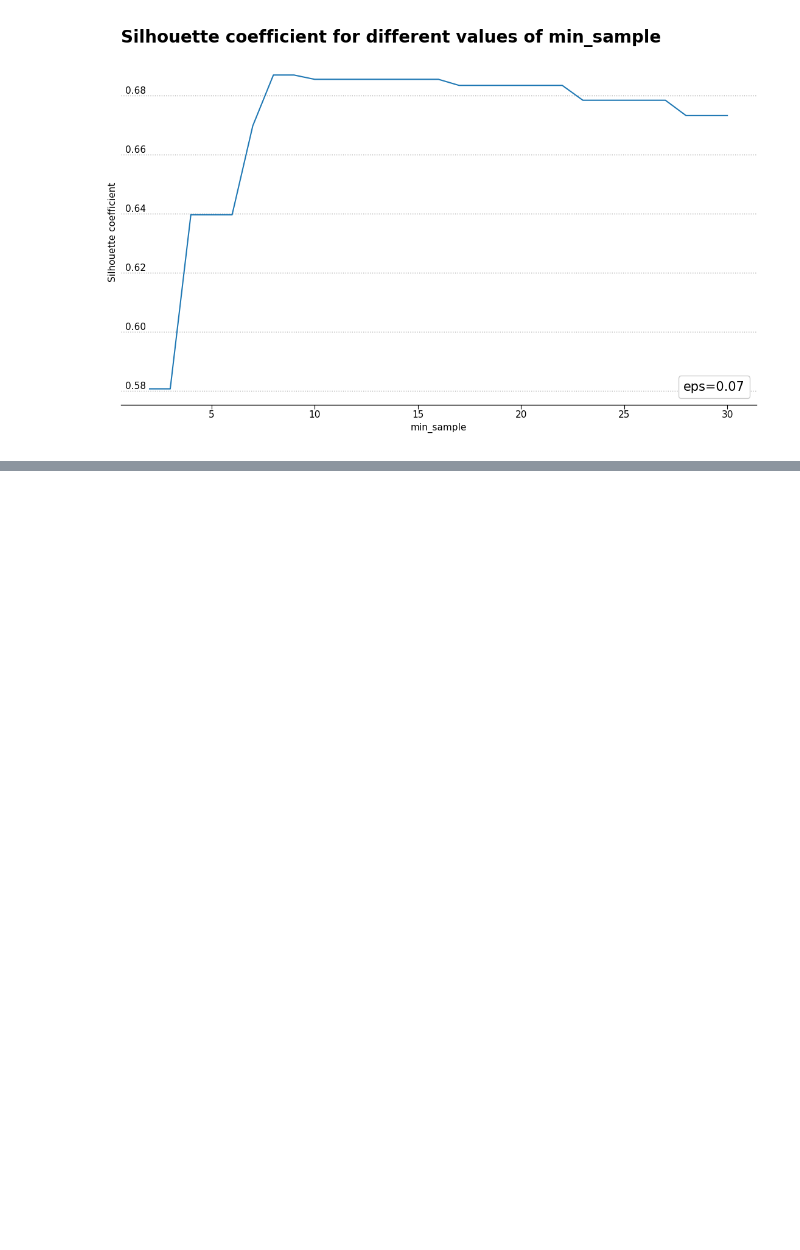
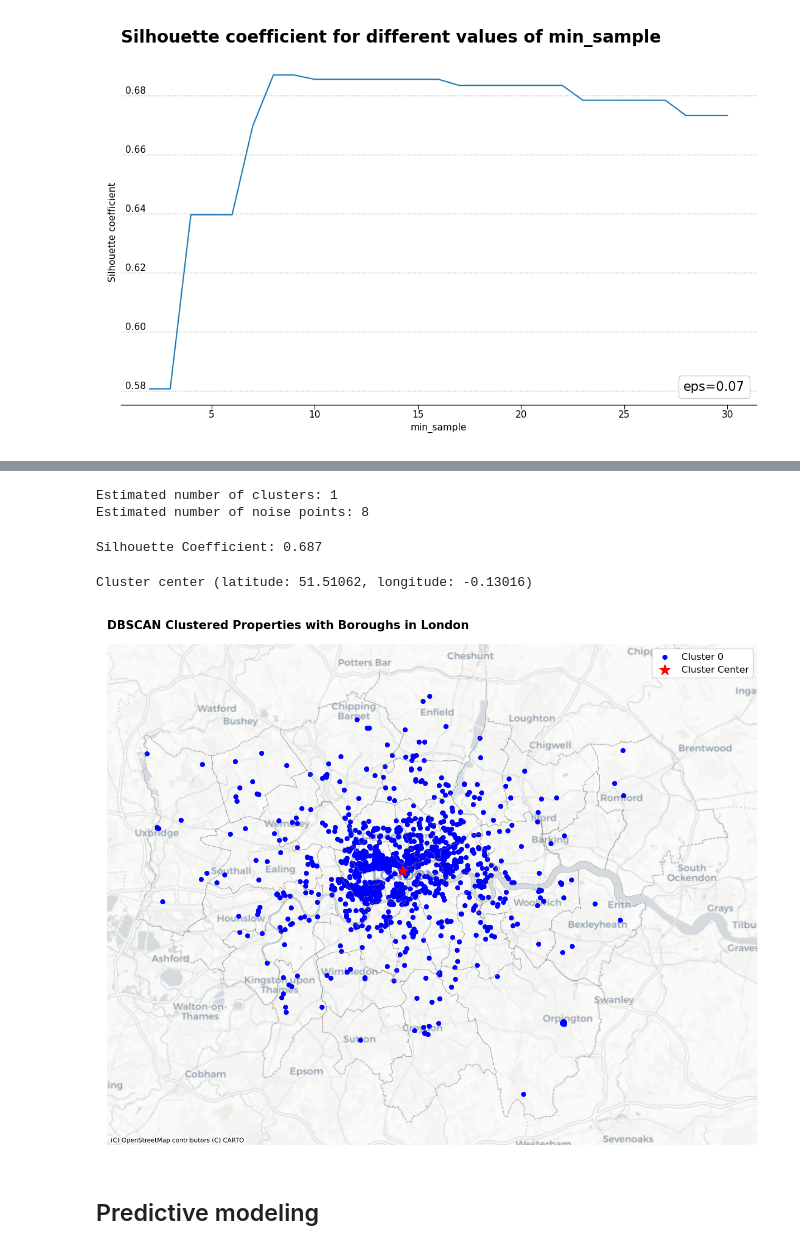
Before and after one commit to capac/short-term-rents-in-london, a Jupyter notebook: data-analysis.ipynb, the cells around one changed output, grey strips where cells are left out. Drawn from its saved outputs; the diff is of its cells as text; code cells hidden in the pictures; blank space fills up the shorter version.

Commit message:
DBSCAN clustered properties with boroughs in London

```diff
--- a/data-analysis.ipynb
+++ b/data-analysis.ipynb
@@ -337,0 +293,4 @@ ax.set_title("Silhouette coefficient for different values of min_sample");
+# %%
+X_geo = inside_airbnb_df[['latitude', 'longitude']]
+db = DBSCAN(eps=0.07, min_samples=8, algorithm='auto').fit(X_geo)
+labels = db.labels_
@@ -337,0 +301,71 @@ ax.set_title("Silhouette coefficient for different values of min_sample");
+# %%
+print("Estimated number of clusters: {:d}".format(n_clusters_))
+print("Estimated number of noise points: {:d}".format(n_noise_))
+# %% [output]
+Estimated number of clusters: 1
+Estimated number of noise points: 8
+# %%
+print(f"Silhouette Coefficient: {metrics.silhouette_score(X_geo, labels):.3f}")
+# %% [output]
+Silhouette Coefficient: 0.687
+# %%
+cluster_points = X_geo[labels == 0]
+cluster_center = cluster_points.mean(axis=0)
+print(f"Cluster center (latitude: {cluster_center.iloc[0]:.5f}, longitude: {cluster_center.iloc[1]:.5f})")
+# %% [output]
+Cluster center (latitude: 51.51062, longitude: -0.13016)
+# %%
+coordinates = X_geo.values
+
+db = DBSCAN(eps=0.07, min_samples=8, metric='haversine')
+labels = db.fit_predict(np.radians(coordinates))
+
+# Cluster center (mean of cluster 0)
+cluster_0_coords = coordinates[labels == 0]
+cluster_center = cluster_0_coords.mean(axis=0)
+
+# Create GeoDataFrame of points with labels
+geometry = [Point(lon, lat) for lat, lon in coordinates]
+gdf_points = gpd.GeoDataFrame({'label': labels}, geometry=geometry, crs="EPSG:4326")
+
+# GeoDataFrame for cluster center
+gdf_center = gpd.GeoDataFrame(geometry=[Point(cluster_center[1], cluster_center[0])], crs="EPSG:4326")
+
+# Optional: Load London boroughs (you can download from a GeoJSON like GLA's open data)
+boroughs_path = inside_airbnb_data_dir / 'neighbourhoods.geojson'
+gdf_boroughs = gpd.read_file(boroughs_path).to_crs(epsg=3857)
+
+# Project all to Web Mercator
+gdf_points = gdf_points.to_crs(epsg=3857)
+gdf_center = gdf_center.to_crs(epsg=3857)
+
+# Plotting
+fig, ax = plt.subplots(figsize=(12, 12))
+
+# Plot boroughs
+gdf_boroughs.boundary.plot(ax=ax, linewidth=0.5, color='gray', alpha=0.6)
+
+# Plot property points with cluster colors
+for label in np.unique(labels):
+    subset = gdf_points[gdf_points['label'] == label]
+    color = 'blue' if label == 0 else 'green' if label != -1 else 'lightgray'
+    marker = 'o' if label != -1 else 'x'
+    subset.plot(ax=ax, color=color, markersize=30, marker=marker, label=f'Cluster {label}')
+
+# Plot cluster center
+gdf_center.plot(ax=ax, color='red', marker='*', markersize=200, label='Cluster Center')
+
+# Add basemap
+ctx.add_basemap(ax, source=ctx.providers.CartoDB.Positron)
+
+# Final touches
+ax.set_title("DBSCAN Clustered Properties with Boroughs in London", fontsize=15)
+ax.legend()
+ax.axis('off')
+
+plt.tight_layout()
+plt.show()
+# %% [output]
+[figure, added]
+# %% [markdown]
+## Predictive modeling
```
Also changed, not shown: parts of 19 cells of this notebook.
